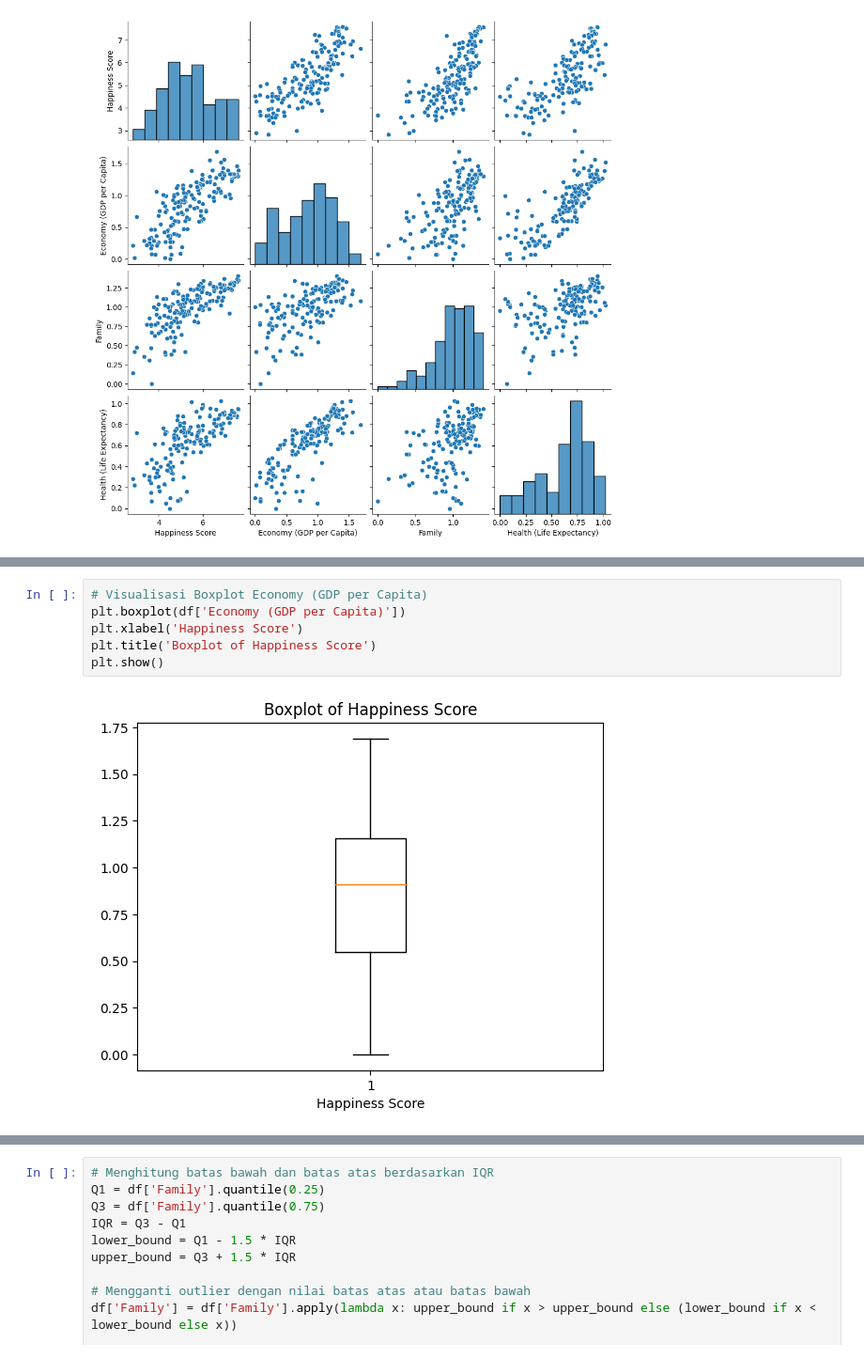
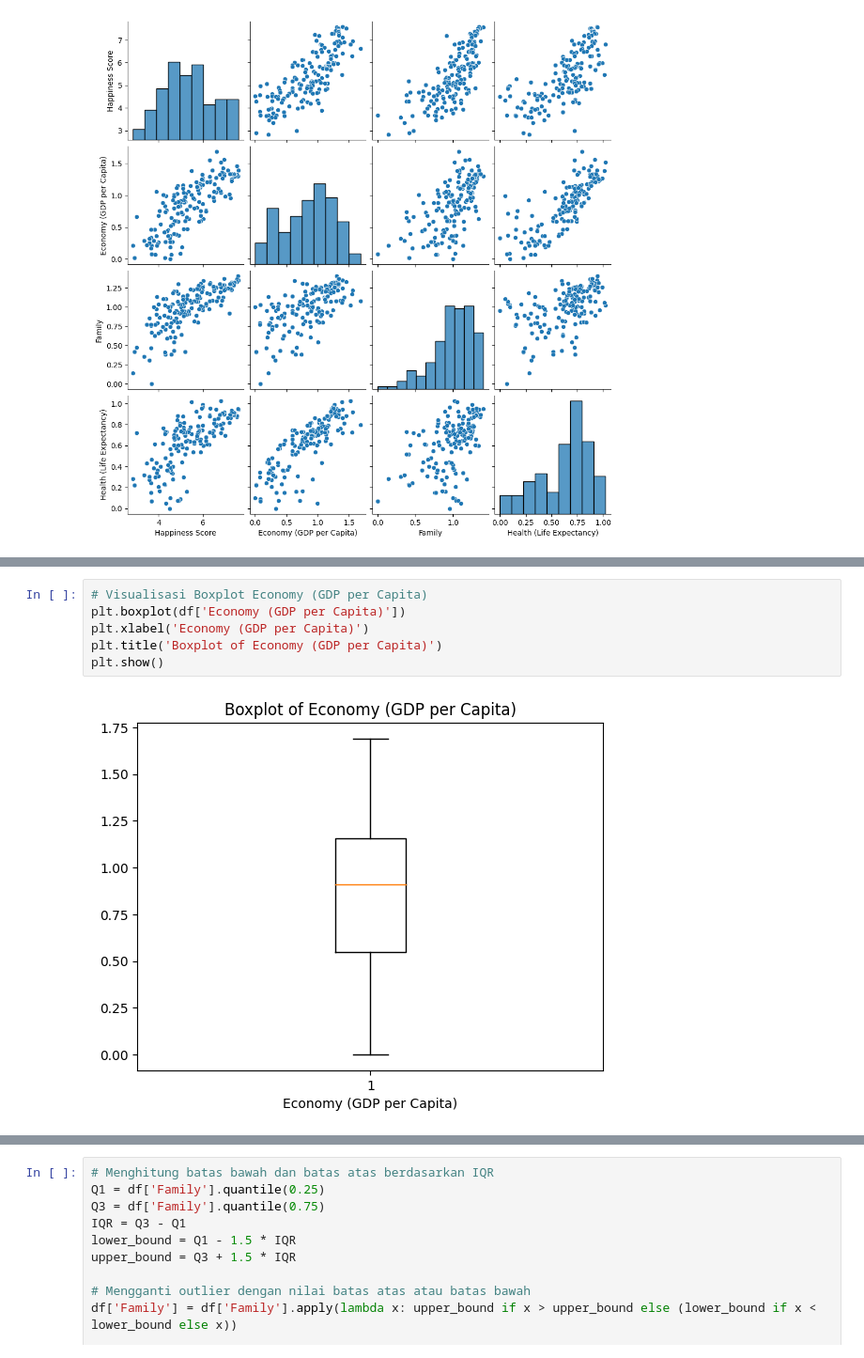
Before and after one commit to fikrialnfjr/multivariate-linear-regression, a Jupyter notebook: multivairate-linear-regression.ipynb, the cells around one changed output, grey strips where cells are left out. Shown at 94% size. Saved outputs shown, nothing was run; the diff lists cells and outputs as text.

```diff
--- a/multivairate-linear-regression.ipynb
+++ b/multivairate-linear-regression.ipynb
@@ -144,8 +191,8 @@ plt.show()
 # %%
 # Visualisasi Boxplot Economy (GDP per Capita)
 plt.boxplot(df['Economy (GDP per Capita)'])
-plt.xlabel('Happiness Score')
-plt.title('Boxplot of Happiness Score')
+plt.xlabel('Economy (GDP per Capita)')
+plt.title('Boxplot of Economy (GDP per Capita)')
 plt.show()
 # %% [output]
-[figure, old version]
+[figure, new version]
```
Also changed, not shown: parts of 17 cells of this notebook.
